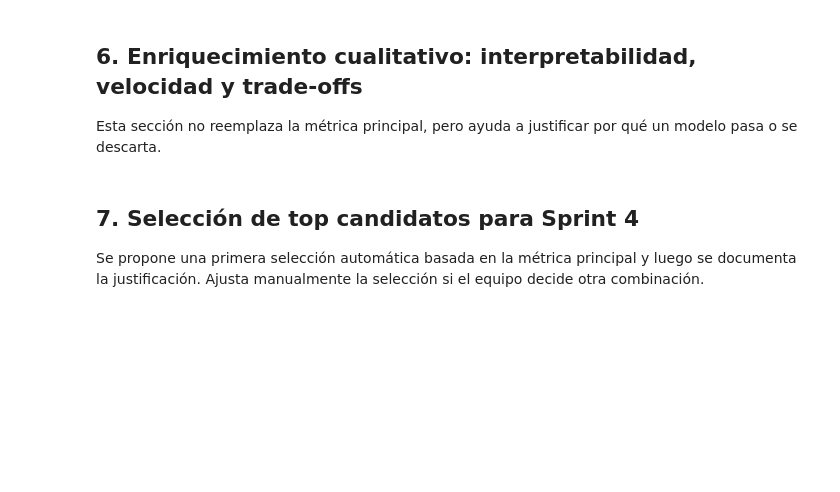
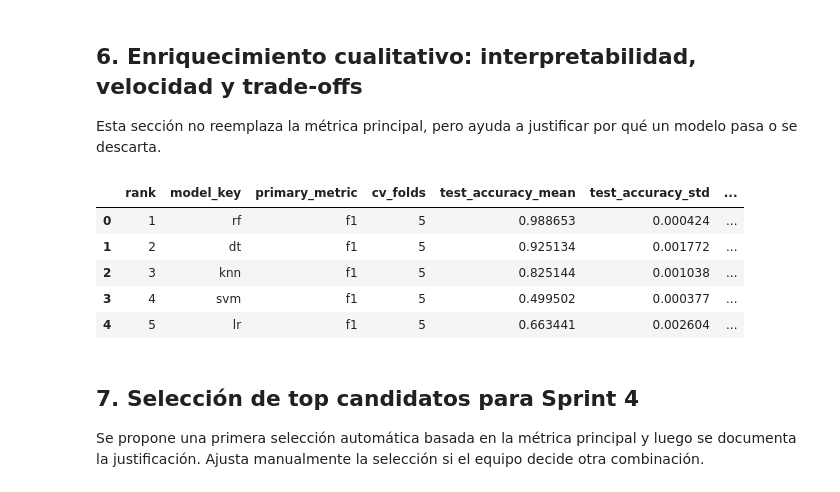
Before and after one commit to pucp-datanalytics/dp261-g1, a Jupyter notebook: notebooks/11_model_comparison.ipynb, the cells around one changed output. Drawn from its saved outputs; the diff is of its cells as text; code cells hidden in the pictures; blank space fills up the shorter version.

```diff
--- a/notebooks/11_model_comparison.ipynb
+++ b/notebooks/11_model_comparison.ipynb
@@ -198,35 +283,44 @@ interpretability_map = {
     "rf": "media",
     "knn": "media-baja",
     "svm": "baja",
+    "gb": "media-baja",
 }
 
 family_map = {
     "lr": "lineal",
     "dt": "árbol simple",
     "rf": "ensamble de árboles",
     "knn": "instancias / distancia",
     "svm": "margen máximo",
+    "gb": "ensamble de árboles",
 }
 
 comparison_df["interpretability"] = comparison_df["model_key"].map(interpretability_map).fillna("no clasificada")
 comparison_df["model_family"] = comparison_df["model_key"].map(family_map).fillna("otra")
 
 if "fit_time_mean" in comparison_df.columns:
     slow_threshold = comparison_df["fit_time_mean"].median()
     comparison_df["speed_bucket"] = np.where(
         comparison_df["fit_time_mean"] <= slow_threshold,
         "más rápido",
         "más lento",
     )
 else:
     comparison_df["speed_bucket"] = "sin dato"
 
 if {"test_precision_mean", "test_recall_mean"}.issubset(comparison_df.columns):
     comparison_df["precision_recall_gap"] = (
         comparison_df["test_precision_mean"] - comparison_df["test_recall_mean"]
     )
 
 display(comparison_df)
+# %% [output]
+|  | rank | model_key | primary_metric | cv_folds | test_accuracy_mean | test_accuracy_std | ... |
+| 0 | 1 | rf | f1 | 5 | 0.988653 | 0.000424 | ... |
+| 1 | 2 | dt | f1 | 5 | 0.925134 | 0.001772 | ... |
+| 2 | 3 | knn | f1 | 5 | 0.825144 | 0.001038 | ... |
+| 3 | 4 | svm | f1 | 5 | 0.499502 | 0.000377 | ... |
+| 4 | 5 | lr | f1 | 5 | 0.663441 | 0.002604 | ... |
 # %% [markdown]
 ## 7. Selección de top candidatos para Sprint 4
 Se propone una primera selección automática basada en la métrica principal y luego se documenta la justificación.
```
Also changed, not shown: parts of 12 cells of this notebook, 35 other files.
